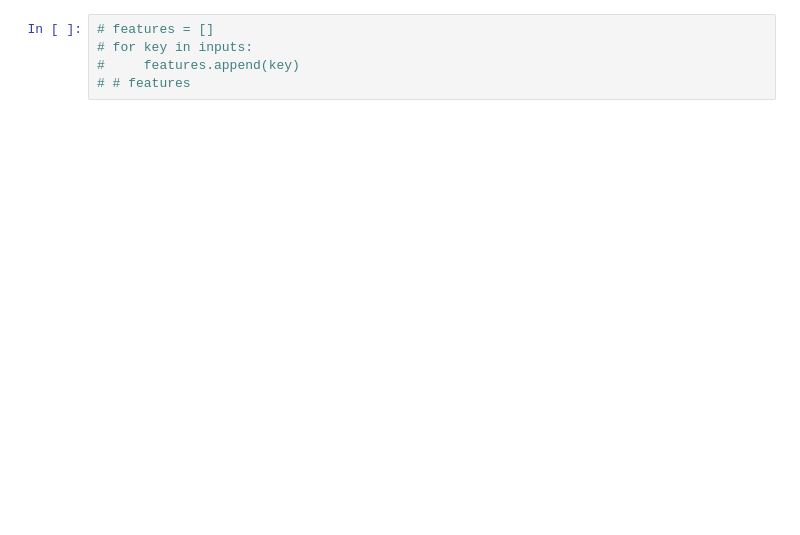
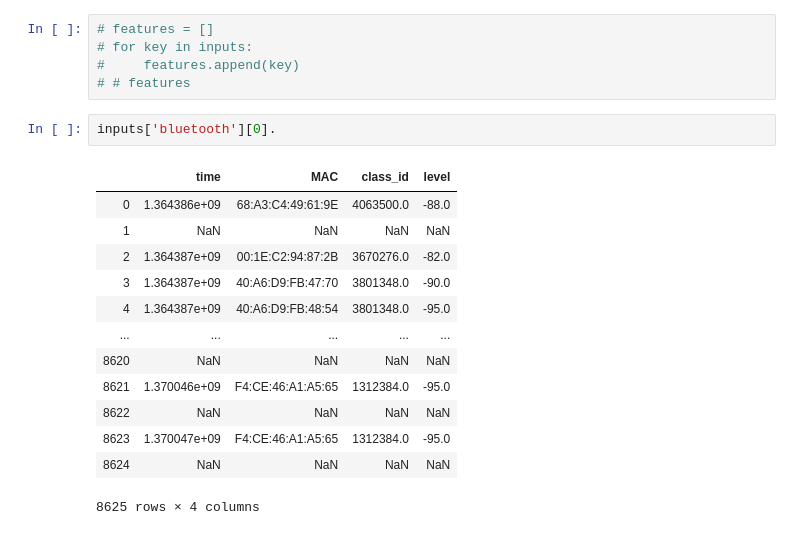
Before and after one commit to shizhs/COMP9417-Project, a Jupyter notebook: Project.ipynb, the cells around one changed output. Saved outputs shown, nothing was run; the diff lists cells and outputs as text; blank space fills up the shorter version.

```diff
--- a/Project.ipynb
+++ b/Project.ipynb
@@ -241,3 +325,19 @@ TypeError: unsupported operand type(s) for -: 'str' and 'str'
 # for key in inputs:
 #     features.append(key)
 # # features
+# %%
+inputs['bluetooth'][0].
+# %% [output]
+|  | time | MAC | class_id | level |
+| 0 | 1.364386e+09 | 68:A3:C4:49:61:9E | 4063500.0 | -88.0 |
+| 1 | NaN | NaN | NaN | NaN |
+| 2 | 1.364387e+09 | 00:1E:C2:94:87:2B | 3670276.0 | -82.0 |
+| 3 | 1.364387e+09 | 40:A6:D9:FB:47:70 | 3801348.0 | -90.0 |
+| 4 | 1.364387e+09 | 40:A6:D9:FB:48:54 | 3801348.0 | -95.0 |
+| ... | ... | ... | ... | ... |
+| 8620 | NaN | NaN | NaN | NaN |
+| 8621 | 1.370046e+09 | F4:CE:46:A1:A5:65 | 1312384.0 | -95.0 |
+| 8622 | NaN | NaN | NaN | NaN |
+| 8623 | 1.370047e+09 | F4:CE:46:A1:A5:65 | 1312384.0 | -95.0 |
+| 8624 | NaN | NaN | NaN | NaN |
+8625 rows × 4 columns
```
Also changed, not shown: parts of 26 cells of this notebook.
